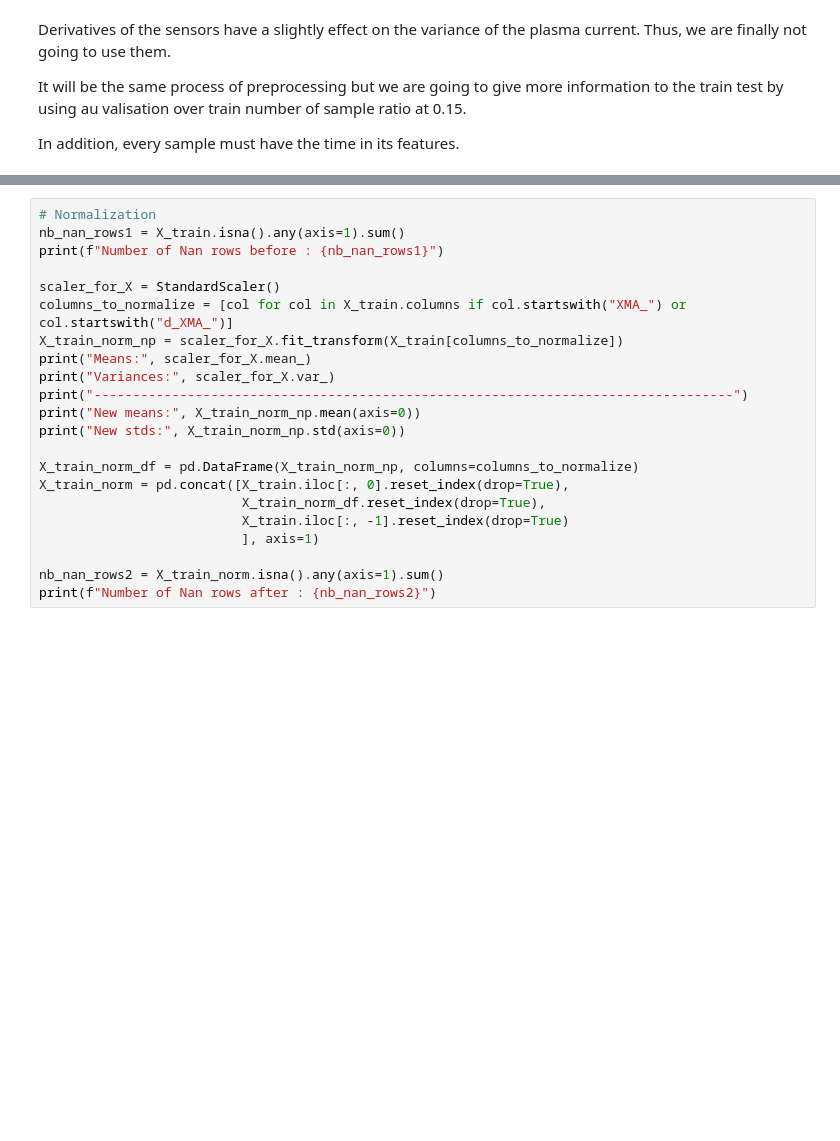
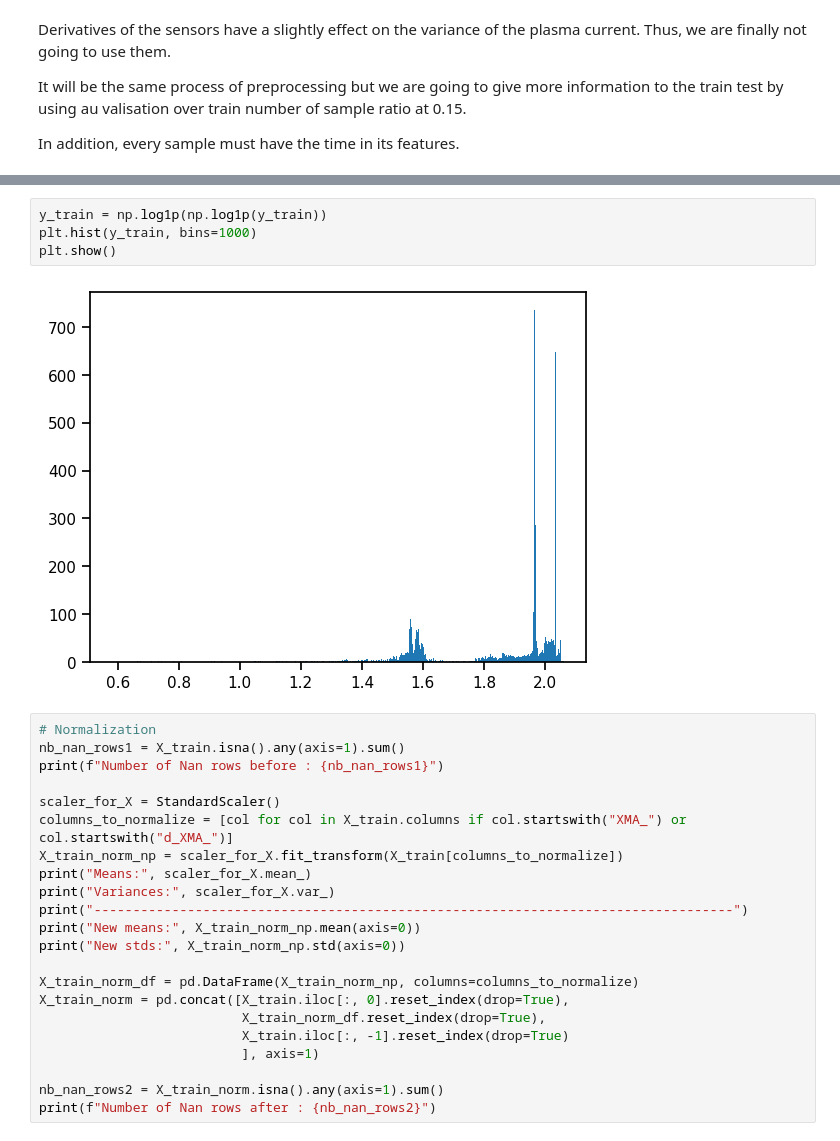
Before and after one commit to LouisBrusset/ITER-data-science-challenges, a Jupyter notebook: notebooks/MAST Plasma Current.ipynb, the cells around one changed output, grey strips where cells are left out. Drawn from its saved outputs; the diff is of its cells as text; blank space fills up the shorter version.

```diff
--- a/notebooks/MAST Plasma Current.ipynb
+++ b/notebooks/MAST Plasma Current.ipynb
@@ -1174,3 +1192,9 @@ y_valid shape:  (1589,)
+# %%
+y_train = np.log1p(np.log1p(y_train))
+plt.hist(y_train, bins=1000)
+plt.show()
+# %% [output]
+[figure, added]
 # %%
 # Normalization
 nb_nan_rows1 = X_train.isna().any(axis=1).sum()
```
Also changed, not shown: parts of 28 cells of this notebook.
